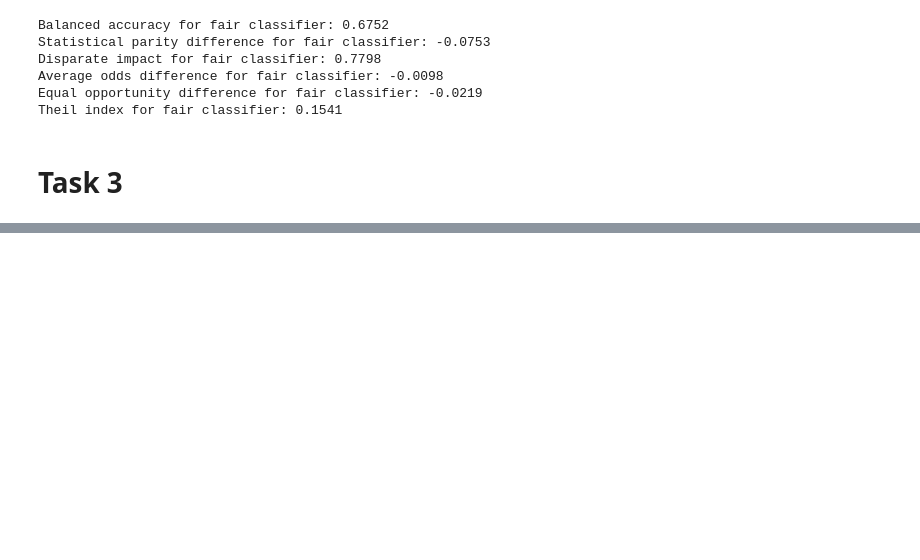
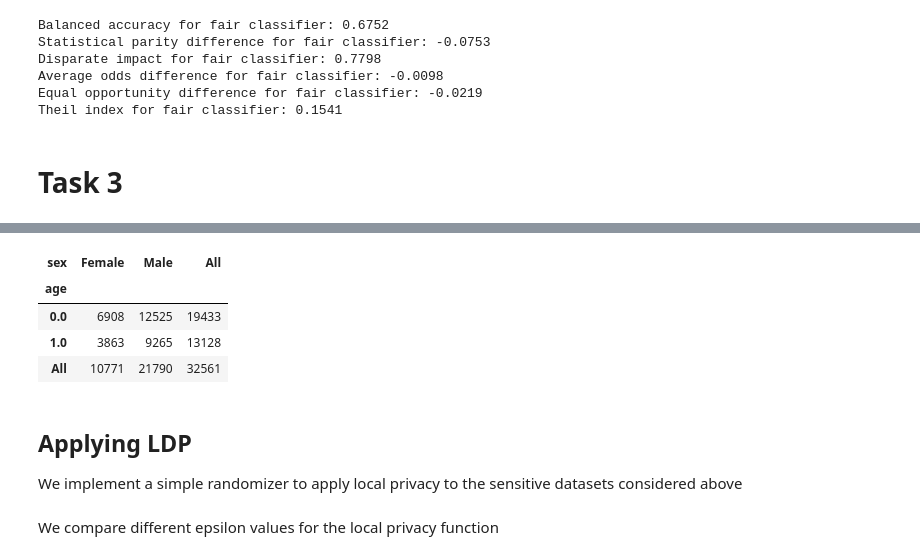
Before and after one commit to Carda01/responsibleDS_adult, a Jupyter notebook: classifier.ipynb, the cells around one changed output, grey strips where cells are left out. Saved outputs shown, nothing was run; the diff lists cells and outputs as text; code cells hidden in the pictures; blank space fills up the shorter version.

```diff
--- a/classifier.ipynb
+++ b/classifier.ipynb
@@ -302,0 +306,22 @@ Theil index for fair classifier: 0.1541
+# %%
+def is_in_privileged_age(x):
+    min_privileged_age = 35
+    max_privileged_age = 55
+    if x > min_privileged_age and x < max_privileged_age:
+            return 1.0
+    else:
+        return 0.0
+# %%
+df = original_df
+df['age'] = df['age'].apply(lambda x: is_in_privileged_age(x))
+# %%
+pd.crosstab(df['age'], df['sex'], margins=True)
+# %% [output]
+| sex | Female | Male | All |
+| age |  |  |  |
+| 0.0 | 6908 | 12525 | 19433 |
+| 1.0 | 3863 | 9265 | 13128 |
+| All | 10771 | 21790 | 32561 |
+# %% [markdown]
+## Applying LDP
+We implement a simple randomizer to apply local privacy to the sensitive datasets considered above
@@ -302,0 +352,2 @@ Theil index for fair classifier: 0.1541
+# %% [markdown]
+We compare different epsilon values for the local privacy function
```
Also changed, not shown: parts of 22 cells of this notebook.
